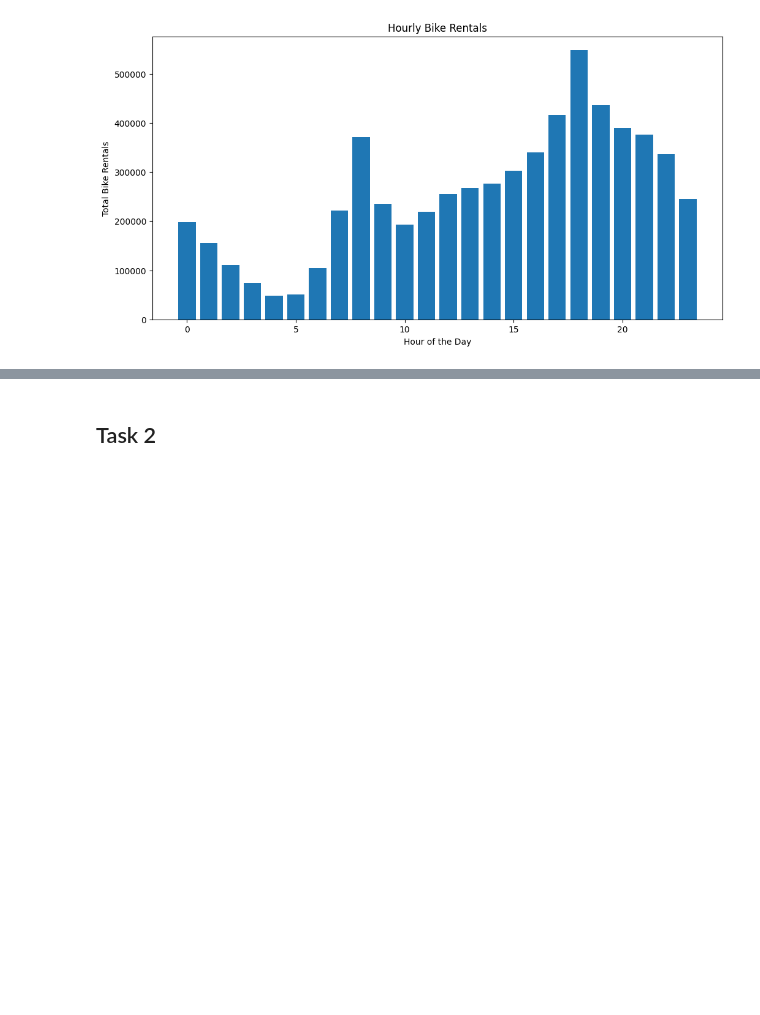
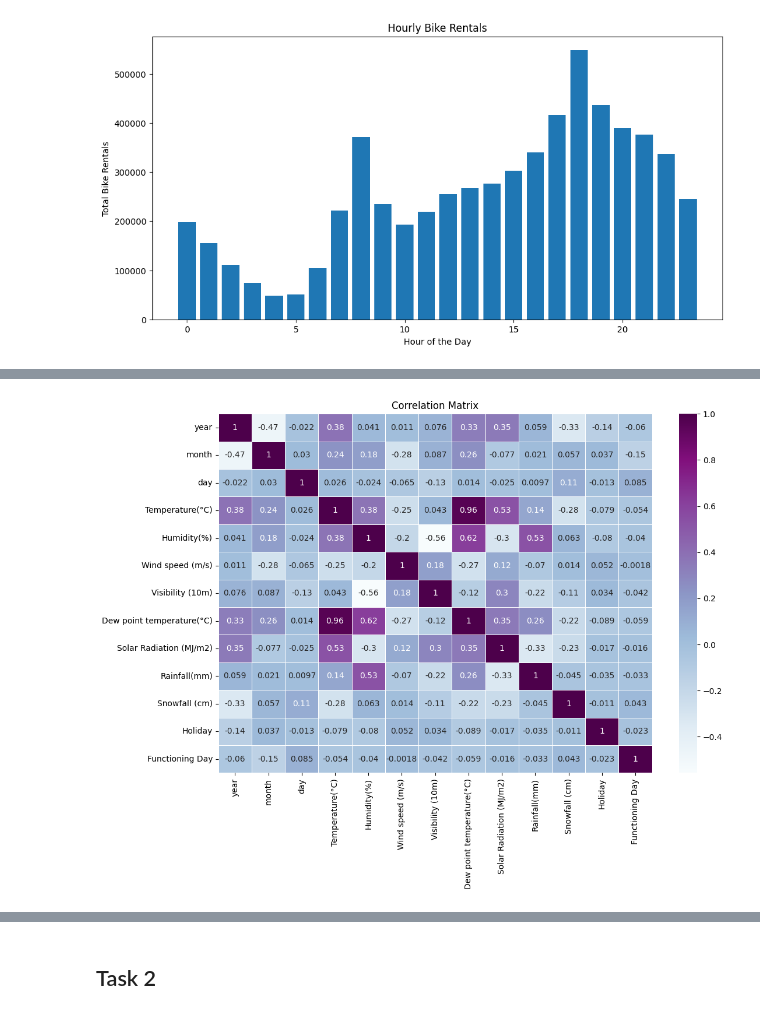
Before and after one commit to ozzden/MAT386, a Jupyter notebook: Seul Bike Sharing Demand.ipynb, the cells around one changed output, grey strips where cells are left out. Saved outputs shown, nothing was run; the diff lists cells and outputs as text; code cells hidden in the pictures; blank space fills up the shorter version.

```diff
--- a/Seul Bike Sharing Demand.ipynb
+++ b/Seul Bike Sharing Demand.ipynb
@@ -257,0 +223,13 @@ plt.show()
+# %%
+property_X = daily_data.drop(columns=["Rented Bike Count"], axis=1)
+property_y = daily_data['Rented Bike Count']
+# %%
+property_X_train, property_X_test, property_y_train, property_y_test = train_test_split(property_X,
+                                                                                        property_y, test_size=0.1,
+                                                                                        random_state=1773)
+# %%
+# Convert "Holiday" and "Functioning Day" columns to binary encoding (0 and 1)
+property_X_train['Holiday'] = property_X_train['Holiday'].map({'No Holiday': 0, 'Holiday': 1})
+property_X_train['Functioning Day'] = property_X_train['Functioning Day'].map({'No': 0, 'Yes': 1})
+property_X_test['Holiday'] = property_X_test['Holiday'].map({'No Holiday': 0, 'Holiday': 1})
+property_X_test['Functioning Day'] = property_X_test['Functioning Day'].map({'No': 0, 'Yes': 1})
@@ -257,0 +253,3 @@ plt.show()
+# %%
+corr_matrix = property_X_train.corr()
+corr_matrix
@@ -257,0 +271,7 @@ plt.show()
+# %%
+plt.figure(figsize=(12, 8))
+sns.heatmap(corr_matrix, annot=True, cmap='BuPu', linewidths=0.5)
+plt.title('Correlation Matrix')
+plt.show()
+# %% [output]
+[figure, added]
```
Also changed, not shown: parts of 46 cells of this notebook, 1 other file.
